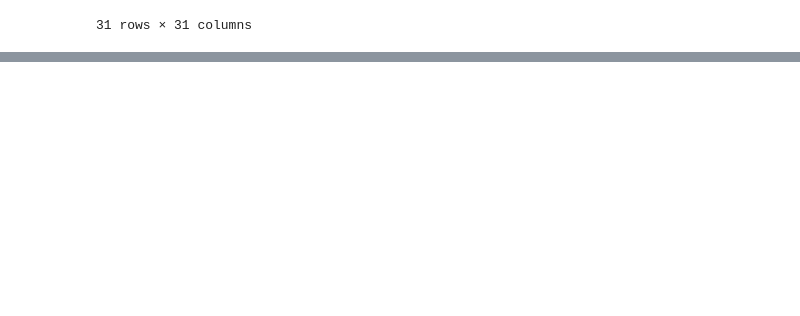
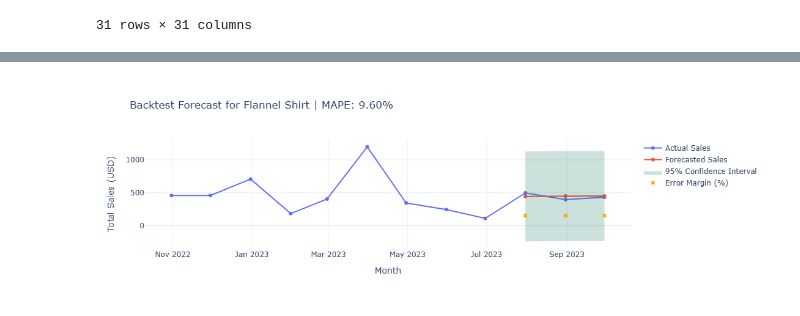
Before and after one commit to vivianli1337/ds4420_project, a Jupyter notebook: TESTING.ipynb, the cells around one changed output, grey strips where cells are left out. Saved outputs shown, nothing was run; the diff lists cells and outputs as text; code cells hidden in the pictures; blank space fills up the shorter version.

```diff
--- a/TESTING.ipynb
+++ b/TESTING.ipynb
@@ -637,0 +829,88 @@ print(timing_df)
+# %%
+import pandas as pd
+import plotly.graph_objects as go
+from statsmodels.tsa.arima.model import ARIMA
+import numpy as np
+
+# Step 1: Monthly sales summary
+monthly_sales = df.groupby(['item', 'month']).agg(
+    Total_Sales=('amount_usd', 'sum')
+).reset_index()
+
+# Step 2: Forecasting function with train/test split
+def forecast_item(item_name):
+    item_data = monthly_sales[monthly_sales['item'] == item_name].copy()
+    item_data = item_data.set_index('month').resample('M').sum().fillna(0)
+
+    if len(item_data) < 12:
+        print(f"Not enough data for {item_name}")
+        return
+
+    # Split into 80% train, 20% test
+    split_idx = int(len(item_data) * 0.8)
+    train = item_data.iloc[:split_idx]
+    test = item_data.iloc[split_idx:]
+
+    try:
+        model = ARIMA(train['Total_Sales'], order=(1, 1, 1))
+        model_fit = model.fit()
+        forecast_result = model_fit.get_forecast(steps=len(test))
+    except Exception as e:
+        print(f"Forecast failed for '{item_name}': {e}")
+        return
+
+    forecast_mean = forecast_result.predicted_mean
+    conf_int = forecast_result.conf_int(alpha=0.05)
+    forecast_index = test.index
+
+    # Error margin in %
+    margin_error = ((conf_int.iloc[:, 1] - conf_int.iloc[:, 0]) / (2 * forecast_mean.abs())) * 100
+    abs_error = (forecast_mean - test['Total_Sales']).abs()
+    mape = (abs_error / test['Total_Sales'].replace(0, np.nan)).mean() * 100
+
+    # Plot
+    fig = go.Figure()
+
+    fig.add_trace(go.Scatter(
+        x=item_data.index, y=item_data['Total_Sales'],
+        mode='lines+markers', name='Actual Sales'
+    ))
+
+    fig.add_trace(go.Scatter(
+        x=forecast_index, y=forecast_mean,
+        mode='lines+markers', name='Forecasted Sales',
+        hovertemplate='Forecast: %{y:.2f}<br>Date: %{x|%b %Y}<extra></extra>'
+    ))
+
+    fig.add_trace(go.Scatter(
+        x=forecast_index.tolist() + forecast_index[::-1].tolist(),
+        y=conf_int.iloc[:, 0].tolist() + conf_int.iloc[:, 1][::-1].tolist(),
+        fill='toself',
+        fillcolor='rgba(0,100,80,0.2)',
+        line=dict(color='rgba(255,255,255,0)'),
+        hoverinfo="skip",
+        showlegend=True,
+        name='95% Confidence Interval'
+    ))
+
+    fig.add_trace(go.Scatter(
+        x=forecast_index, y=margin_error,
+        mode='markers',
+        name='Error Margin (%)',
+        marker=dict(symbol='x', color='orange'),
+        hovertemplate='Error Margin: %{y:.2f}%<br>Date: %{x|%b %Y}<extra></extra>'
+    ))
+
+    fig.update_layout(
+        title=f"Backtest Forecast for {item_name} | MAPE: {mape:.2f}%",
+        xaxis_title="Month",
+        yaxis_title="Total Sales (USD)",
+        template="plotly_white"
+    )
+
+    fig.show()
+
+# Example usage
+forecast_item("Flannel Shirt")
+# %% [output]
+[figure, added]
```
Also changed, not shown: parts of 5 cells of this notebook, 1 other file.
